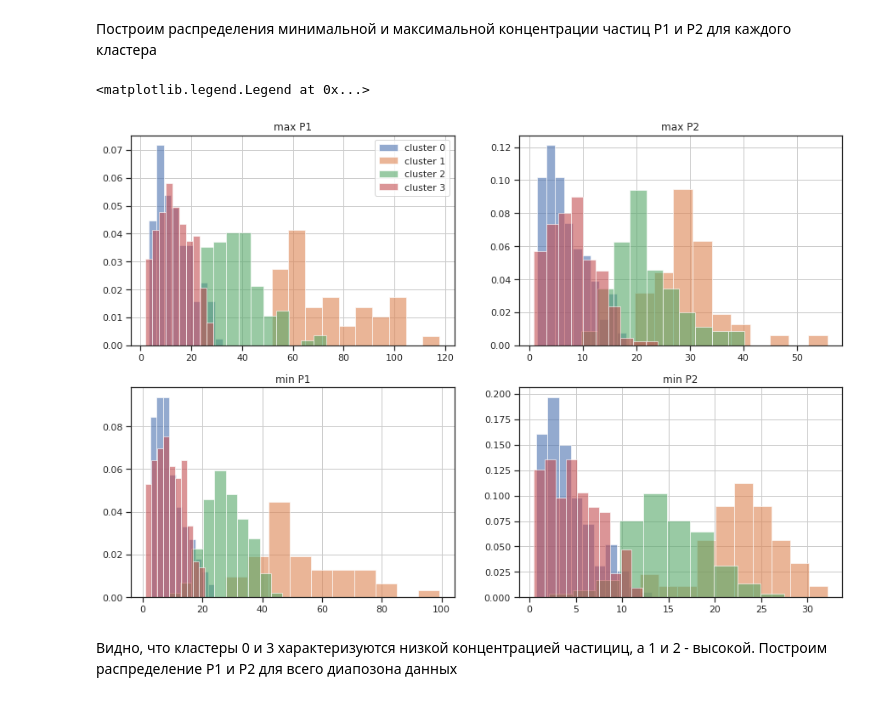
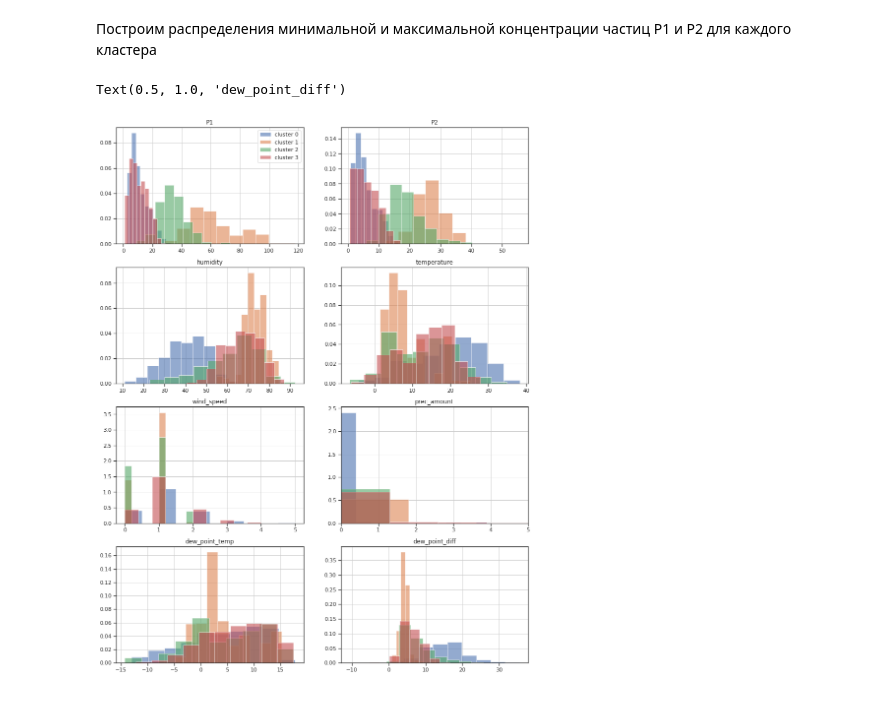
Before and after one commit to aerubanov/Proj_Air_Quality, a Jupyter notebook: notebooks/Anomaly detection.ipynb, the cells around one changed output. Cells and saved outputs as stored; diff of their text form; code cells hidden in the pictures.

Commit message:
add clusters characterization

```diff
--- a/notebooks/Anomaly detection.ipynb
+++ b/notebooks/Anomaly detection.ipynb
@@ -62,7 +62,7 @@ wind_dir = {'Ветер, дующий с востока': 0,
             'Штиль, безветрие': None,
            }
 # %%
-data['wind_direction'] = data.wind_direction.map(wind_dir)и
+data['wind_direction'] = data.wind_direction.map(wind_dir)
 data['wind_direction'] = data.wind_direction.fillna(method='pad')
 # %% [markdown]
 кодируем тип осадков и количество
@@ -91,6 +91,8 @@ data['is_rain'] = (data.precipitation == 3).astype(int)
 data.loc[data.prec_amount == 'Осадков нет', 'prec_amount'] = 0
 data.loc[data.prec_amount == 'Следы осадков', 'prec_amount'] = 0
 data['prec_amount'] = data.prec_amount.astype(float)
+# %%
+data['dew_point_diff'] = data.temperature - data.dew_point_temp
 # %% [markdown]
 Заполняем отсутствующие значения
 # %%
@@ -267,32 +277,56 @@ anomdata.groupby(['cluster']).mean()
 | 3 | 13.589471 | 9.053029 | 4.787756 | 8.176005 | 66.768572 | 7.760241 | 2.361309 | 0.054945 | 0.060440 | 0.335165 | ... |
 # %% [markdown]
 Построим распределения минимальной и максимальной концентрации частиц P1 и P2 для каждого кластера
+# %%
+anomalies = anom_list[0]
+anomalies['cluster'] = anomdata.cluster.values[0]
+for i in range(1, len(anom_list)):
+    anom_list[i]['cluster'] = anomdata.cluster.values[i]
+    anomalies = anomalies.append(anom_list[i])
 # %%
-f, axs = plt.subplots(2,2,figsize=(15,10))
-anomdata[anomdata.cluster == 0].max_P1.hist(ax=axs[0, 0], alpha = 0.6, label='cluster 0', density=True)
-anomdata[anomdata.cluster == 1].max_P1.hist(ax=axs[0, 0], alpha = 0.6, label='cluster 1', density=True)
-anomdata[anomdata.cluster == 2].max_P1.hist(ax=axs[0, 0], alpha = 0.6, label='cluster 2', density=True)
-anomdata[anomdata.cluster == 3].max_P1.hist(ax=axs[0, 0], alpha = 0.6, label='cluster 3', density=True)
-axs[0, 0].set_title('max P1')
-anomdata[anomdata.cluster == 0].min_P1.hist(ax=axs[1, 0], alpha = 0.6, label='cluster 0', density=True)
-anomdata[anomdata.cluster == 1].min_P1.hist(ax=axs[1, 0], alpha = 0.6, label='cluster 1', density=True)
-anomdata[anomdata.cluster == 2].min_P1.hist(ax=axs[1, 0], alpha = 0.6, label='cluster 2', density=True)
-anomdata[anomdata.cluster == 3].min_P1.hist(ax=axs[1, 0], alpha = 0.6, label='cluster 3', density=True)
-axs[1, 0].set_title('min P1')
-anomdata[anomdata.cluster == 0].max_P2.hist(ax=axs[0, 1], alpha = 0.6, label='cluster 0', density=True)
-anomdata[anomdata.cluster == 1].max_P2.hist(ax=axs[0, 1], alpha = 0.6, label='cluster 1', density=True)
-anomdata[anomdata.cluster == 2].max_P2.hist(ax=axs[0, 1], alpha = 0.6, label='cluster 2', density=True)
-anomdata[anomdata.cluster == 3].max_P2.hist(ax=axs[0, 1], alpha = 0.6, label='cluster 3', density=True)
-axs[0, 1].set_title('max P2')
-anomdata[anomdata.cluster == 0].min_P2.hist(ax=axs[1, 1], alpha = 0.6, label='cluster 0', density=True)
-anomdata[anomdata.cluster == 1].min_P2.hist(ax=axs[1, 1], alpha = 0.6, label='cluster 1', density=True)
-anomdata[anomdata.cluster == 2].min_P2.hist(ax=axs[1, 1], alpha = 0.6, label='cluster 2', density=True)
-anomdata[anomdata.cluster == 3].min_P2.hist(ax=axs[1, 1], alpha = 0.6, label='cluster 3', density=True)
-axs[1, 1].set_title('min P2')
+f, axs = plt.subplots(4,2,figsize=(15,20))
+anomalies[anomalies.cluster == 0].P1.hist(ax=axs[0, 0], alpha = 0.6, label='cluster 0', density=True)
+anomalies[anomalies.cluster == 1].P1.hist(ax=axs[0, 0], alpha = 0.6, label='cluster 1', density=True)
+anomalies[anomalies.cluster == 2].P1.hist(ax=axs[0, 0], alpha = 0.6, label='cluster 2', density=True)
+anomalies[anomalies.cluster == 3].P1.hist(ax=axs[0, 0], alpha = 0.6, label='cluster 3', density=True)
+axs[0, 0].set_title('P1')
 axs[0, 0].legend(loc = 'best')
+anomalies[anomalies.cluster == 0].P2.hist(ax=axs[0, 1], alpha = 0.6, label='cluster 0', density=True)
+anomalies[anomalies.cluster == 1].P2.hist(ax=axs[0, 1], alpha = 0.6, label='cluster 1', density=True)
+anomalies[anomalies.cluster == 2].P2.hist(ax=axs[0, 1], alpha = 0.6, label='cluster 2', density=True)
+anomalies[anomalies.cluster == 3].P2.hist(ax=axs[0, 1], alpha = 0.6, label='cluster 3', density=True)
+axs[0, 1].set_title('P2')
+anomalies[anomalies.cluster == 0].humidity.hist(ax=axs[1, 0], alpha = 0.6, label='cluster 0', density=True)
+anomalies[anomalies.cluster == 1].humidity.hist(ax=axs[1, 0], alpha = 0.6, label='cluster 1', density=True)
+anomalies[anomalies.cluster == 2].humidity.hist(ax=axs[1, 0], alpha = 0.6, label='cluster 2', density=True)
+anomalies[anomalies.cluster == 3].humidity.hist(ax=axs[1, 0], alpha = 0.6, label='cluster 3', density=True)
+axs[1, 0].set_title('humidity')
+anomalies[anomalies.cluster == 0].temperature.hist(ax=axs[1, 1], alpha = 0.6, label='cluster 0', density=True)
+anomalies[anomalies.cluster == 1].temperature.hist(ax=axs[1, 1], alpha = 0.6, label='cluster 1', density=True)
+anomalies[anomalies.cluster == 2].temperature.hist(ax=axs[1, 1], alpha = 0.6, label='cluster 2', density=True)
+anomalies[anomalies.cluster == 3].temperature.hist(ax=axs[1, 1], alpha = 0.6, label='cluster 3', density=True)
+axs[1, 1].set_title('temperature')
+anomalies[anomalies.cluster == 0].wind_speed.hist(ax=axs[2, 0], alpha = 0.6, label='cluster 0', density=True)
+anomalies[anomalies.cluster == 1].wind_speed.hist(ax=axs[2, 0], alpha = 0.6, label='cluster 1', density=True)
+anomalies[anomalies.cluster == 2].wind_speed.hist(ax=axs[2, 0], alpha = 0.6, label='cluster 2', density=True)
+anomalies[anomalies.cluster == 3].wind_speed.hist(ax=axs[2, 0], alpha = 0.6, label='cluster 3', density=True)
+axs[2, 0].set_title('wind_speed')
+anomalies[anomalies.cluster == 0].prec_amount.hist(ax=axs[2, 1], alpha = 0.6, label='cluster 0', density=True)
+anomalies[anomalies.cluster == 1].prec_amount.hist(ax=axs[2, 1], alpha = 0.6, label='cluster 1', density=True)
+anomalies[anomalies.cluster == 2].prec_amount.hist(ax=axs[2, 1], alpha = 0.6, label='cluster 2', density=True)
+anomalies[anomalies.cluster == 3].prec_amount.hist(ax=axs[2, 1], alpha = 0.6, label='cluster 3', density=True)
+axs[2, 1].set_title('prec_amount')
+axs[2, 1].set_xlim([0, 5])
+anomalies[anomalies.cluster == 0].dew_point_temp.hist(ax=axs[3, 0], alpha = 0.6, label='cluster 0', density=True)
+anomalies[anomalies.cluster == 1].dew_point_temp.hist(ax=axs[3, 0], alpha = 0.6, label='cluster 1', density=True)
+anomalies[anomalies.cluster == 2].dew_point_temp.hist(ax=axs[3, 0], alpha = 0.6, label='cluster 2', density=True)
+anomalies[anomalies.cluster == 3].dew_point_temp.hist(ax=axs[3, 0], alpha = 0.6, label='cluster 3', density=True)
+axs[3, 0].set_title('dew_point_temp')
+anomalies[anomalies.cluster == 0].dew_point_diff.hist(ax=axs[3, 1], alpha = 0.6, label='cluster 0', density=True)
+anomalies[anomalies.cluster == 1].dew_point_diff.hist(ax=axs[3, 1], alpha = 0.6, label='cluster 1', density=True)
+anomalies[anomalies.cluster == 2].dew_point_diff.hist(ax=axs[3, 1], alpha = 0.6, label='cluster 2', density=True)
+anomalies[anomalies.cluster == 3].dew_point_diff.hist(ax=axs[3, 1], alpha = 0.6, label='cluster 3', density=True)
+axs[3, 1].set_title('dew_point_diff')
 # %% [output]
-<matplotlib.legend.Legend at 0x...>
+Text(0.5, 1.0, 'dew_point_diff')
-[figure, old version]
+[figure, new version]
-# %% [markdown]
-Видно, что кластеры 0 и 3 характеризуются низкой концентрацией частициц, а 1 и 2 - высокой. Построим распределение P1 и P2
-для всего диапозона данных
```
Also changed, not shown: parts of 4 cells of this notebook.
